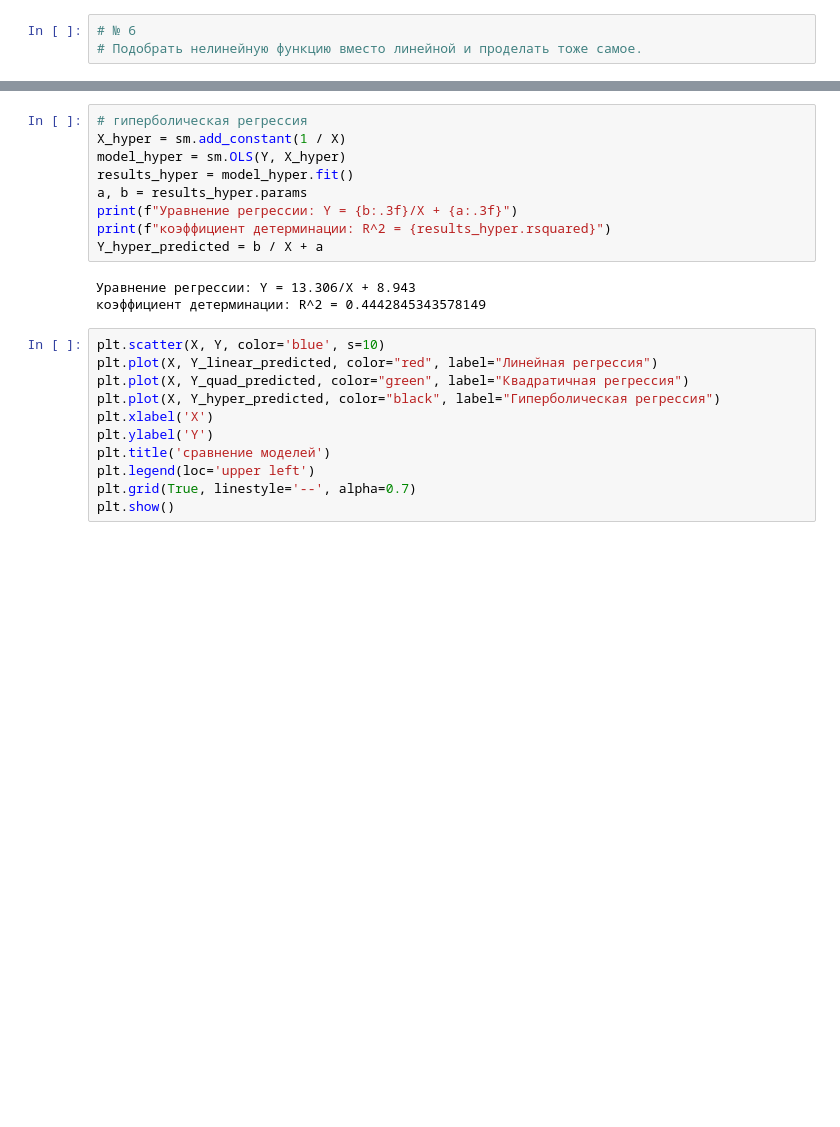
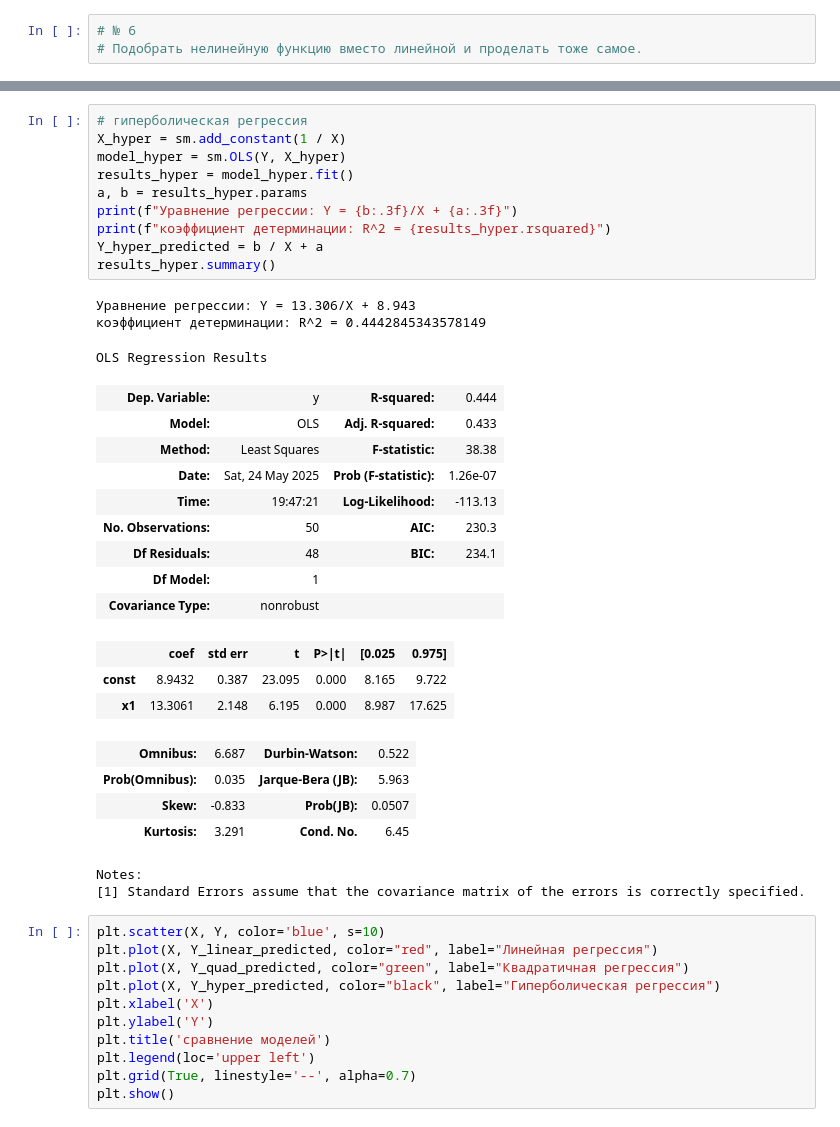
Before and after one commit to matv864/AI_work, a Jupyter notebook: matstat/LR9.ipynb, the cells around one changed output, grey strips where cells are left out. Drawn from its saved outputs; the diff is of its cells as text; blank space fills up the shorter version.

```diff
--- a/matstat/LR9.ipynb
+++ b/matstat/LR9.ipynb
@@ -220,15 +272,35 @@ Y_quad_predicted = b2 * X * X + b1 * X + b0
 # %%
 # гиперболическая регрессия
 X_hyper = sm.add_constant(1 / X)
 model_hyper = sm.OLS(Y, X_hyper)
 results_hyper = model_hyper.fit()
 a, b = results_hyper.params
 print(f"Уравнение регрессии: Y = {b:.3f}/X + {a:.3f}")
 print(f"коэффициент детерминации: R^2 = {results_hyper.rsquared}")
 Y_hyper_predicted = b / X + a
+results_hyper.summary()
 # %% [output]
 Уравнение регрессии: Y = 13.306/X + 8.943
 коэффициент детерминации: R^2 = 0.4442845343578149
+OLS Regression Results
+| Dep. Variable: | y | R-squared: | 0.444 |
+| Model: | OLS | Adj. R-squared: | 0.433 |
+| Method: | Least Squares | F-statistic: | 38.38 |
+| Date: | Sat, 24 May 2025 | Prob (F-statistic): | 1.26e-07 |
+| Time: | 19:47:21 | Log-Likelihood: | -113.13 |
+| No. Observations: | 50 | AIC: | 230.3 |
+| Df Residuals: | 48 | BIC: | 234.1 |
+| Df Model: | 1 |  |  |
+| Covariance Type: | nonrobust |  |  |
+|  | coef | std err | t | P>|t| | [0.025 | 0.975] |
+| const | 8.9432 | 0.387 | 23.095 | 0.000 | 8.165 | 9.722 |
+| x1 | 13.3061 | 2.148 | 6.195 | 0.000 | 8.987 | 17.625 |
+| Omnibus: | 6.687 | Durbin-Watson: | 0.522 |
+| Prob(Omnibus): | 0.035 | Jarque-Bera (JB): | 5.963 |
+| Skew: | -0.833 | Prob(JB): | 0.0507 |
+| Kurtosis: | 3.291 | Cond. No. | 6.45 |
+Notes:
+[1] Standard Errors assume that the covariance matrix of the errors is correctly specified.
 # %%
 plt.scatter(X, Y, color='blue', s=10)
 plt.plot(X, Y_linear_predicted, color="red", label="Линейная регрессия")
```
Also changed, not shown: parts of 4 cells of this notebook.
